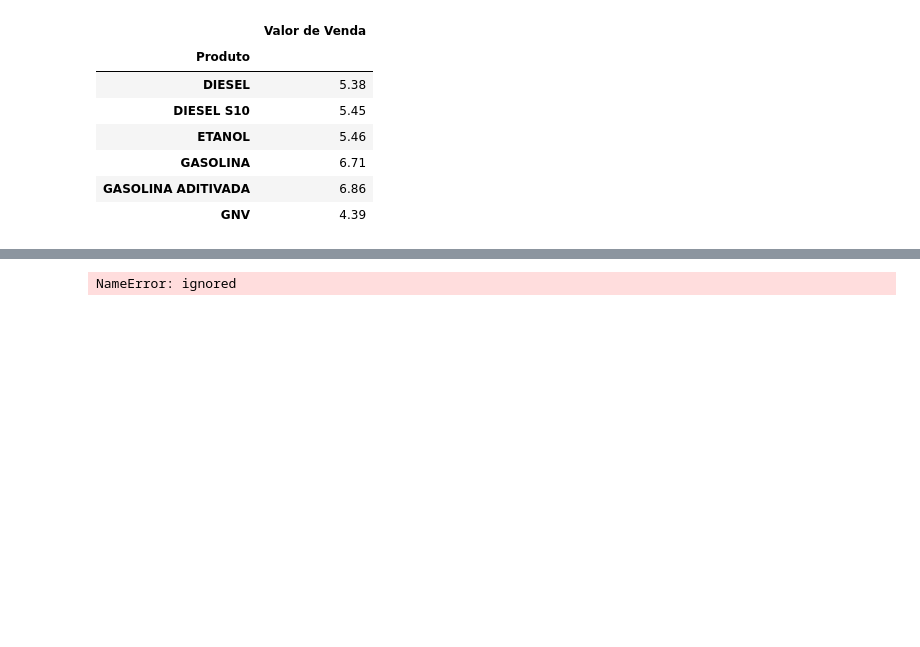
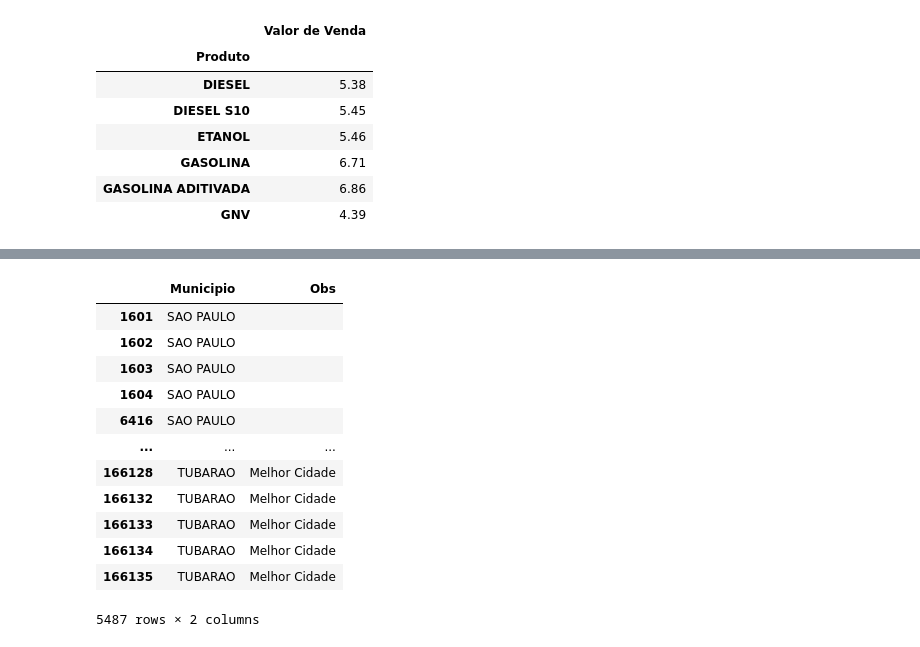
Before and after one commit to XANDENHOw/CursoDeExtensaoPythonPandas, a Jupyter notebook: PrimeiroExemploEmPandas.ipynb, the cells around one changed output, grey strips where cells are left out. Cells and saved outputs as stored; diff of their text form; code cells hidden in the pictures; blank space fills up the shorter version.

```diff
--- a/PrimeiroExemploEmPandas.ipynb
+++ b/PrimeiroExemploEmPandas.ipynb
@@ -301,10 +301,22 @@ None
 | 2 | NE | AL | ARAPIRACA | POSTO ARAPIRACA LTDA | 12.451.076/0004-65 | RODOVIA AL 220 | 105.0 | ... |
 | 3 | NE | AL | ARAPIRACA | POSTO ARAPIRACA LTDA | 12.451.076/0004-65 | RODOVIA AL 220 | 105.0 | ... |
 | 4 | NE | AL | ARAPIRACA | POSTO ARAPIRACA LTDA | 12.451.076/0004-65 | RODOVIA AL 220 | 105.0 | ... |
-# %%
-combustiveis_df['Obs'] = np.where(combustiveis_df['Municipio'] == 'TUBARAO', 'Melhor Cidade',"")
-#tá errado, tentar fazer
-# %% [output]
-NameError: ignored
+# %%
+combustiveis_df['Obs'] = ["Melhor Cidade" if municipio == 'TUBARAO' else '' for municipio in combustiveis_df['Municipio']]
+display(combustiveis_df.loc[combustiveis_df['Municipio'].isin(['TUBARAO', 'SAO PAULO']), ['Municipio', 'Obs']])
+# %% [output]
+|  | Municipio | Obs |
+| 1601 | SAO PAULO |  |
+| 1602 | SAO PAULO |  |
+| 1603 | SAO PAULO |  |
+| 1604 | SAO PAULO |  |
+| 6416 | SAO PAULO |  |
+| ... | ... | ... |
+| 166128 | TUBARAO | Melhor Cidade |
+| 166132 | TUBARAO | Melhor Cidade |
+| 166133 | TUBARAO | Melhor Cidade |
+| 166134 | TUBARAO | Melhor Cidade |
+| 166135 | TUBARAO | Melhor Cidade |
+5487 rows × 2 columns
 # %%
 etanol_tubarao_df.to_excel("etanol_tubarao.xlsx", sheet_name= 'Etanol em Tubarão')
```
Also changed, not shown: parts of 1 cell of this notebook.
